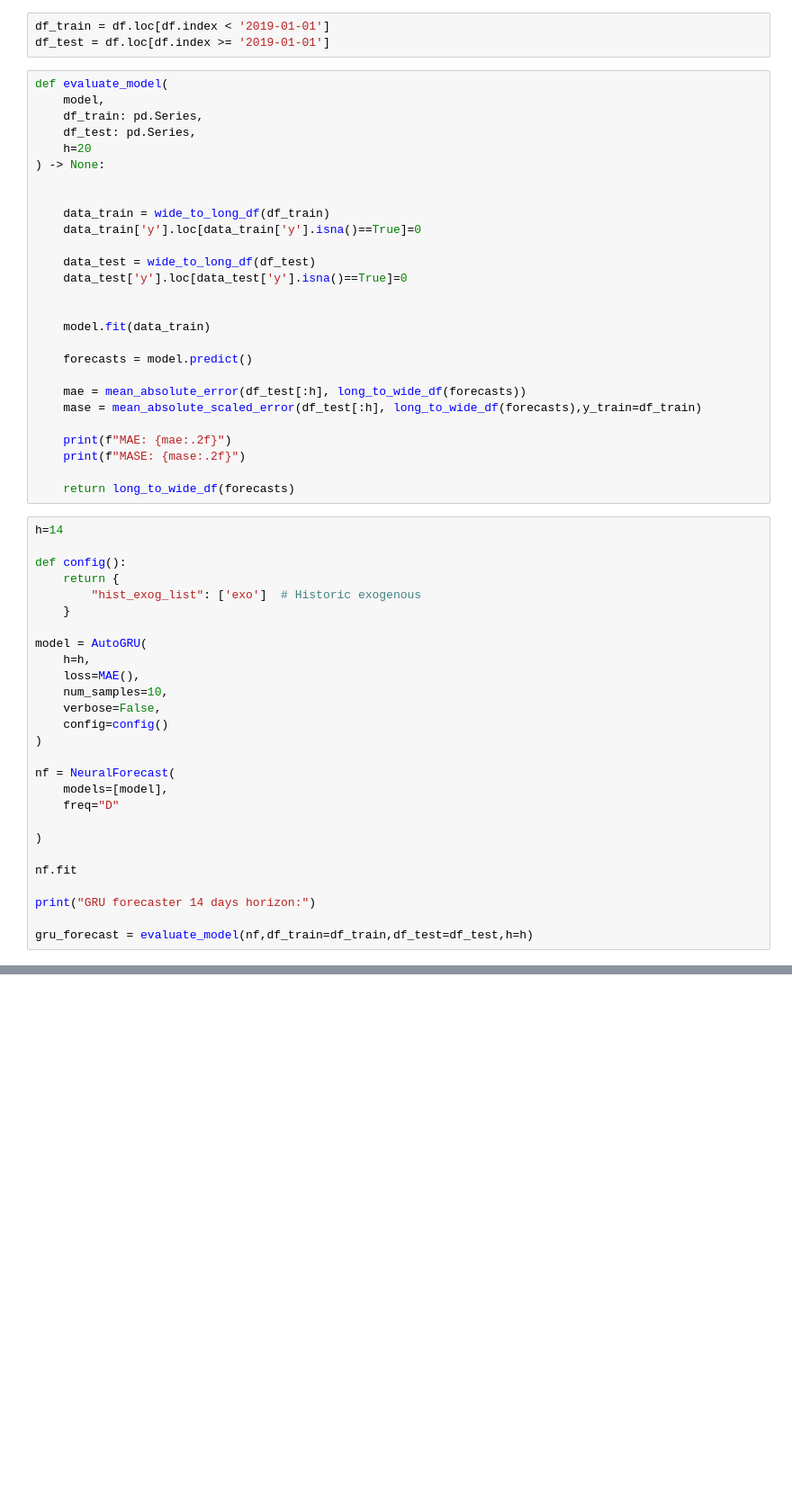
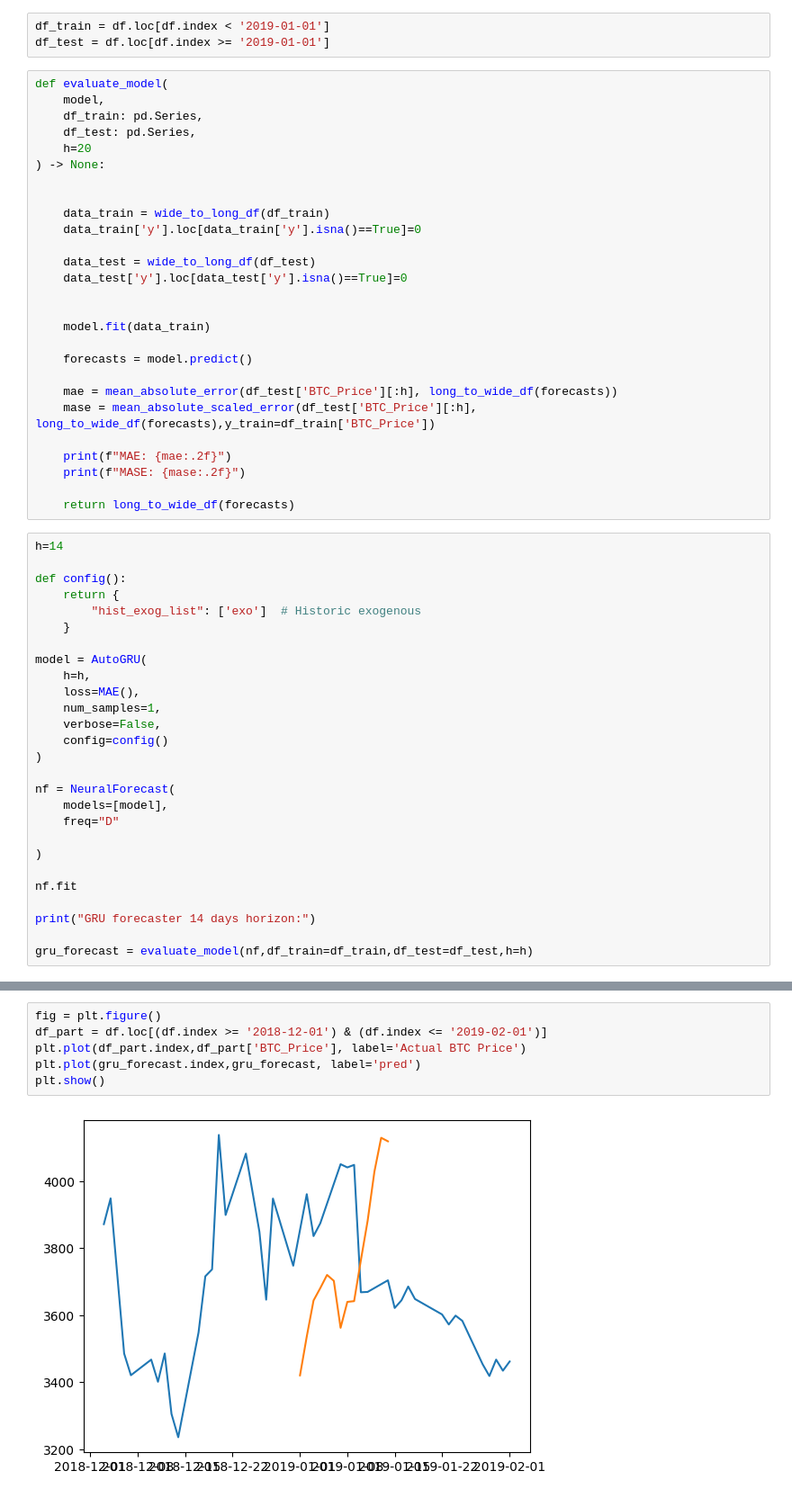
Before and after one commit to jakwojc/StockPrediction, a Jupyter notebook: automodels.ipynb, the cells around one changed output, grey strips where cells are left out. Shown at 90% size. Drawn from its saved outputs; the diff is of its cells as text; blank space fills up the shorter version.

```diff
--- a/automodels.ipynb
+++ b/automodels.ipynb
@@ -73,8 +73,8 @@ def evaluate_model(
 
     forecasts = model.predict()
 
-    mae = mean_absolute_error(df_test[:h], long_to_wide_df(forecasts))
-    mase = mean_absolute_scaled_error(df_test[:h], long_to_wide_df(forecasts),y_train=df_train)
+    mae = mean_absolute_error(df_test['BTC_Price'][:h], long_to_wide_df(forecasts))
+    mase = mean_absolute_scaled_error(df_test['BTC_Price'][:h], long_to_wide_df(forecasts),y_train=df_train['BTC_Price'])
 
     print(f"MAE: {mae:.2f}")
     print(f"MASE: {mase:.2f}")
@@ -91,7 +91,7 @@ def config():
 model = AutoGRU(
     h=h,
     loss=MAE(),
-    num_samples=10,
+    num_samples=1,
     verbose=False,
     config=config()
 )
@@ -111,0 +137,8 @@ gru_forecast = evaluate_model(nf,df_train=df_train,df_test=df_test,h=h)
+# %%
+fig = plt.figure()
+df_part = df.loc[(df.index >= '2018-12-01') & (df.index <= '2019-02-01')]
+plt.plot(df_part.index,df_part['BTC_Price'], label='Actual BTC Price')
+plt.plot(gru_forecast.index,gru_forecast, label='pred')
+plt.show()
+# %% [output]
+[figure, added]
```
Also changed, not shown: parts of 2 cells of this notebook, 12 other files.
